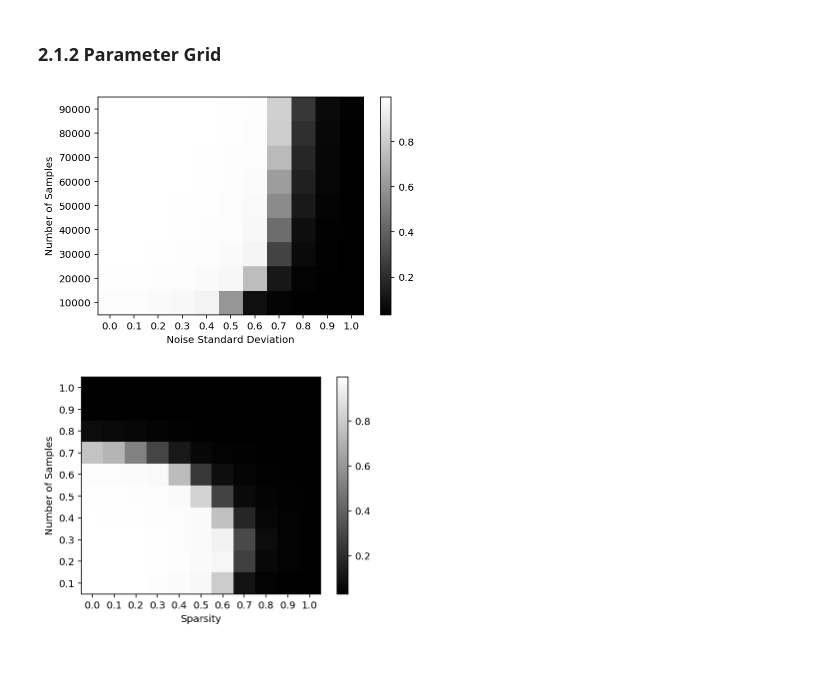
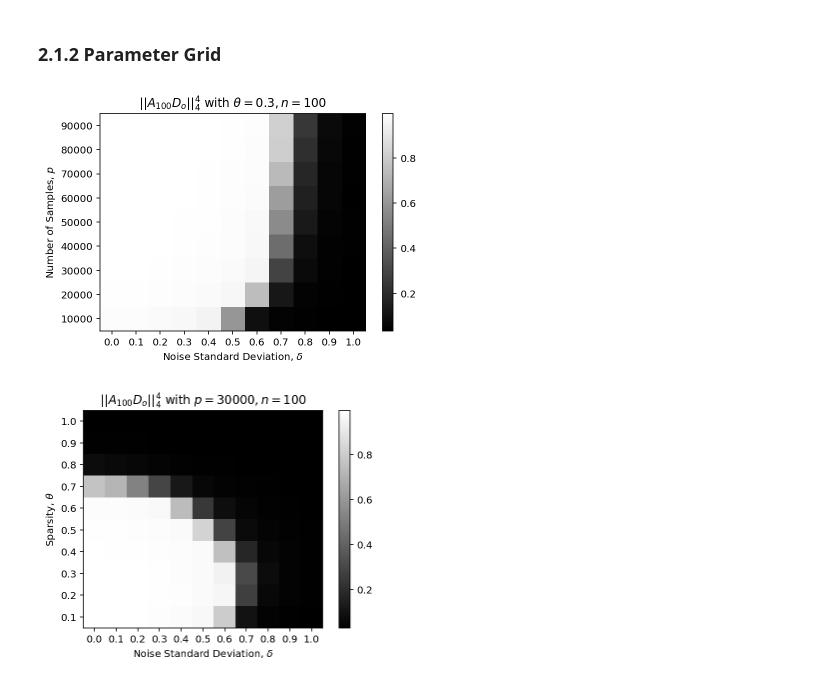
Before and after one commit to hermish/research-scratch, a Jupyter notebook: dictionary-learning/modifications.ipynb, the cells around one changed output. Saved outputs shown, nothing was run; the diff lists cells and outputs as text; code cells hidden in the pictures.

Commit message:
Make graphs readable

```diff
--- a/dictionary-learning/modifications.ipynb
+++ b/dictionary-learning/modifications.ipynb
@@ -145,30 +145,31 @@ for samples in samples_list:
 # %%
 color_grid = np.zeros((
     len(samples_list),
     len(noise_scale_list)))
 
 for entry in samples_and_noise_results:
     row = np.where(samples_list == entry['samples'])[0][0]
     col = np.where(noise_scale_list == entry['noise_scale'])[0][0]
     color_grid[row][col] = entry['value']
 
 color_grid = np.flip(color_grid, 0)
 
 plt.imshow(color_grid, cmap='gray')
 plt.xticks(
     np.arange(len(noise_scale_list)),
     np.round(noise_scale_list, 1))
 plt.yticks(
     np.arange(len(samples_list)),
     np.flip(samples_list)
 )
 
-plt.xlabel('Noise Standard Deviation')
-plt.ylabel('Number of Samples')
+plt.title('$||A_{100} D_o||_4^4$ with $\\theta = 0.3, n = 100$')
+plt.xlabel('Noise Standard Deviation, $\delta$')
+plt.ylabel('Number of Samples, $p$')
 plt.colorbar()
 plt.show()
 # %% [output]
-[figure, old version]
+[figure, new version]
 # %%
 FEATURES = 100
 ITERATIONS = 100
@@ -232,9 +233,10 @@ plt.yticks(
     np.flip(np.round(sparsity_list, 1))
 )
 
-plt.xlabel('Sparsity')
-plt.ylabel('Number of Samples')
+plt.title('$||A_{100} D_o||_4^4$ with $p = 30000, n = 100$')
+plt.xlabel('Noise Standard Deviation, $\delta$')
+plt.ylabel('Sparsity, $\\theta$')
 plt.colorbar()
 plt.show()
 # %% [output]
-[figure, old version]
+[figure, new version]
```
